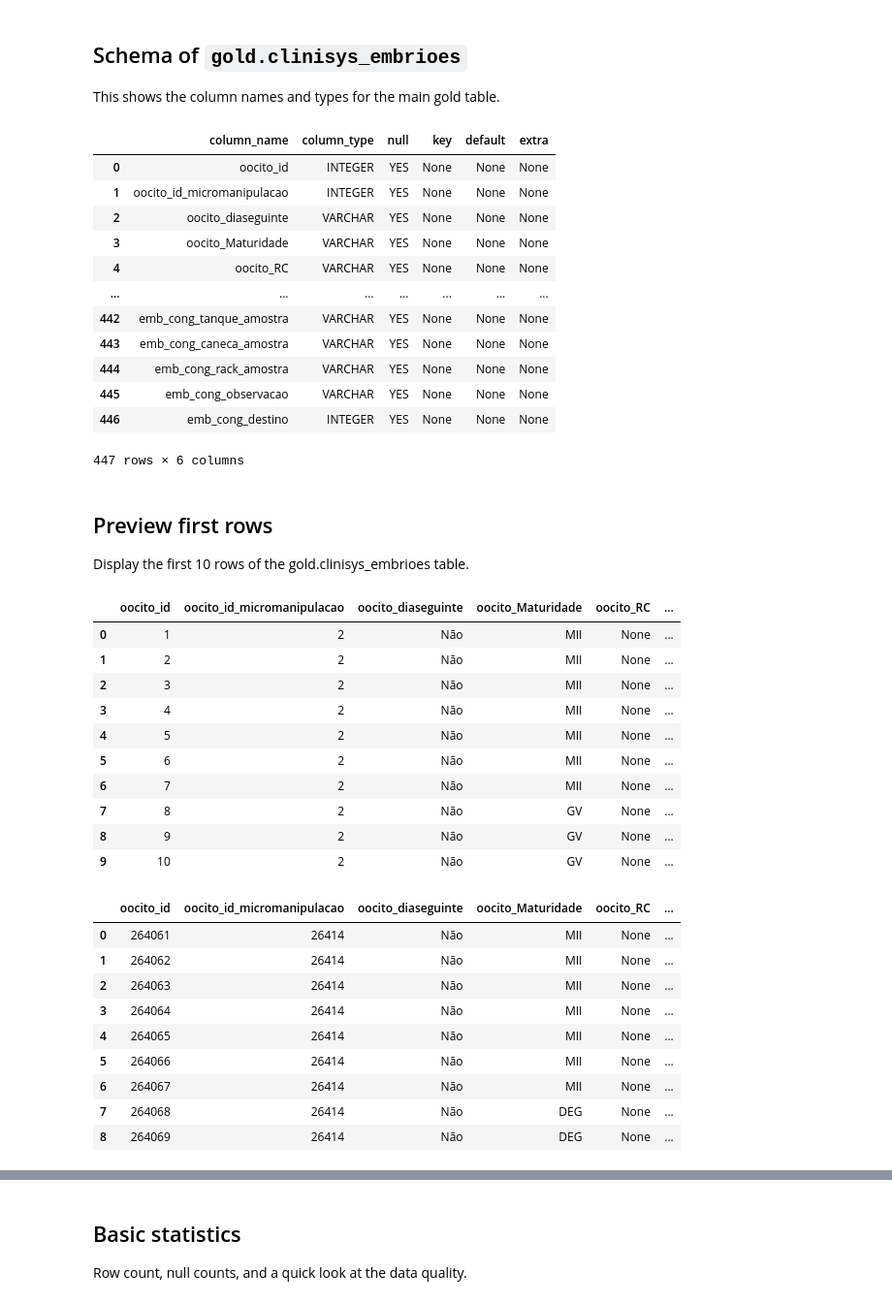
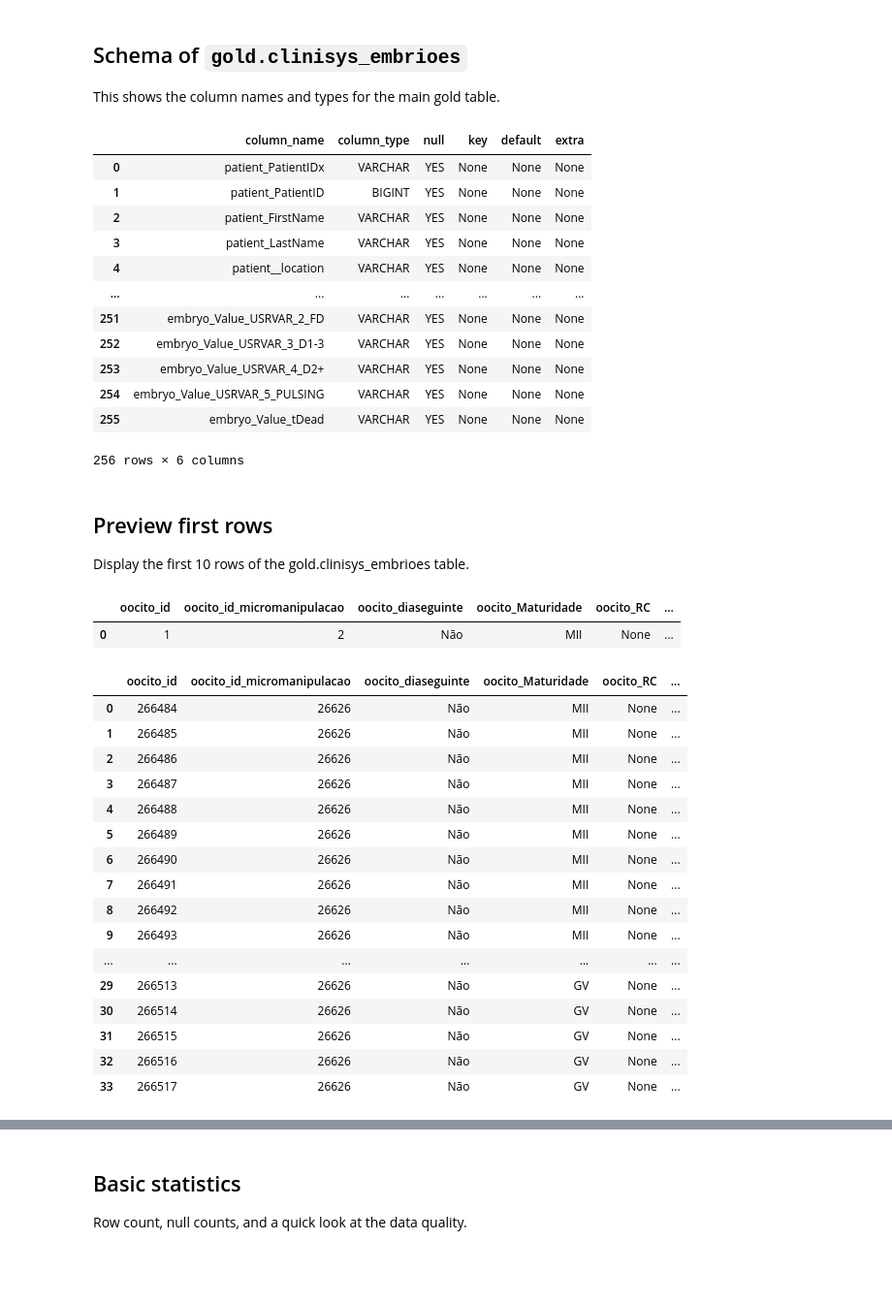
Before and after one commit to bobbypestana/embryoscope-extraction, a Jupyter notebook: clinisys/explore/explore_gold_layer.ipynb, the cells around one changed output, grey strips where cells are left out. Shown at 97% size. Cells and saved outputs as stored; diff of their text form; code cells hidden in the pictures; blank space fills up the shorter version.

```diff
--- a/clinisys/explore/explore_gold_layer.ipynb
+++ b/clinisys/explore/explore_gold_layer.ipynb
@@ -48,66 +48,72 @@ display(gold_tables)
 
 This shows the column names and types for the main gold table.
 # %%
+con = duckdb.connect(db_path)
+
 try:
-    schema = con.execute("DESCRIBE gold.clinisys_embrioes").fetchdf()
+    schema = con.execute("DESCRIBE gold.embryoscope_embrioes").fetchdf()
     display(schema)
 except Exception as e:
     print(f'Error: {e}')
+
+con.close()
 # %% [output]
 |  | column_name | column_type | null | key | default | extra |
-| 0 | oocito_id | INTEGER | YES | None | None | None |
-| 1 | oocito_id_micromanipulacao | INTEGER | YES | None | None | None |
-| 2 | oocito_diaseguinte | VARCHAR | YES | None | None | None |
-| 3 | oocito_Maturidade | VARCHAR | YES | None | None | None |
-| 4 | oocito_RC | VARCHAR | YES | None | None | None |
+| 0 | patient_PatientIDx | VARCHAR | YES | None | None | None |
+| 1 | patient_PatientID | BIGINT | YES | None | None | None |
+| 2 | patient_FirstName | VARCHAR | YES | None | None | None |
+| 3 | patient_LastName | VARCHAR | YES | None | None | None |
+| 4 | patient__location | VARCHAR | YES | None | None | None |
 | ... | ... | ... | ... | ... | ... | ... |
-| 442 | emb_cong_tanque_amostra | VARCHAR | YES | None | None | None |
-| 443 | emb_cong_caneca_amostra | VARCHAR | YES | None | None | None |
-| 444 | emb_cong_rack_amostra | VARCHAR | YES | None | None | None |
-| 445 | emb_cong_observacao | VARCHAR | YES | None | None | None |
-| 446 | emb_cong_destino | INTEGER | YES | None | None | None |
+| 251 | embryo_Value_USRVAR_2_FD | VARCHAR | YES | None | None | None |
+| 252 | embryo_Value_USRVAR_3_D1-3 | VARCHAR | YES | None | None | None |
+| 253 | embryo_Value_USRVAR_4_D2+ | VARCHAR | YES | None | None | None |
+| 254 | embryo_Value_USRVAR_5_PULSING | VARCHAR | YES | None | None | None |
+| 255 | embryo_Value_tDead | VARCHAR | YES | None | None | None |
-447 rows × 6 columns
+256 rows × 6 columns
 # %% [markdown]
 ## Preview first rows
 
 Display the first 10 rows of the gold.clinisys_embrioes table.
 # %%
 try:
-    preview = con.execute("SELECT * FROM gold.clinisys_embrioes LIMIT 10").fetchdf()
+    con = duckdb.connect(db_path)
+    preview = con.execute("SELECT * FROM gold.clinisys_embrioes LIMIT 1").fetchdf()
     display(preview)
 except Exception as e:
     print(f'Error: {e}')
+
+con.close()
 # %% [output]
 |  | oocito_id | oocito_id_micromanipulacao | oocito_diaseguinte | oocito_Maturidade | oocito_RC | ... |
 | 0 | 1 | 2 | Não | MII | None | ... |
-| 1 | 2 | 2 | Não | MII | None | ... |
-| 2 | 3 | 2 | Não | MII | None | ... |
-| 3 | 4 | 2 | Não | MII | None | ... |
-| 4 | 5 | 2 | Não | MII | None | ... |
-| 5 | 6 | 2 | Não | MII | None | ... |
-| 6 | 7 | 2 | Não | MII | None | ... |
-| 7 | 8 | 2 | Não | GV | None | ... |
-| 8 | 9 | 2 | Não | GV | None | ... |
-| 9 | 10 | 2 | Não | GV | None | ... |
 # %%
 try:
     con = duckdb.connect(db_path)
-    preview = con.execute("SELECT * FROM gold.clinisys_embrioes where micro_prontuario = '161746'").fetchdf()
+    preview = con.execute("SELECT * FROM gold.clinisys_embrioes where micro_prontuario = '876950'").fetchdf()
     con.close()
     display(preview)
 except Exception as e:
     print(f'Error: {e}')
+con.close()
 # %% [output]
 |  | oocito_id | oocito_id_micromanipulacao | oocito_diaseguinte | oocito_Maturidade | oocito_RC | ... |
-| 0 | 264061 | 26414 | Não | MII | None | ... |
-| 1 | 264062 | 26414 | Não | MII | None | ... |
-| 2 | 264063 | 26414 | Não | MII | None | ... |
-| 3 | 264064 | 26414 | Não | MII | None | ... |
-| 4 | 264065 | 26414 | Não | MII | None | ... |
-| 5 | 264066 | 26414 | Não | MII | None | ... |
-| 6 | 264067 | 26414 | Não | MII | None | ... |
-| 7 | 264068 | 26414 | Não | DEG | None | ... |
-| 8 | 264069 | 26414 | Não | DEG | None | ... |
+| 0 | 266484 | 26626 | Não | MII | None | ... |
+| 1 | 266485 | 26626 | Não | MII | None | ... |
+| 2 | 266486 | 26626 | Não | MII | None | ... |
+| 3 | 266487 | 26626 | Não | MII | None | ... |
+| 4 | 266488 | 26626 | Não | MII | None | ... |
+| 5 | 266489 | 26626 | Não | MII | None | ... |
+| 6 | 266490 | 26626 | Não | MII | None | ... |
+| 7 | 266491 | 26626 | Não | MII | None | ... |
+| 8 | 266492 | 26626 | Não | MII | None | ... |
+| 9 | 266493 | 26626 | Não | MII | None | ... |
+| ... | ... | ... | ... | ... | ... | ... |
+| 29 | 266513 | 26626 | Não | GV | None | ... |
+| 30 | 266514 | 26626 | Não | GV | None | ... |
+| 31 | 266515 | 26626 | Não | GV | None | ... |
+| 32 | 266516 | 26626 | Não | GV | None | ... |
+| 33 | 266517 | 26626 | Não | GV | None | ... |
 # %%
 # preview[ ['oocito_id', 'micromanipulacao_id', 'TCD', 'Data_DL', 'embriao', 'embryo_number']]
 preview[ ['oocito_id', 'oocito_id_micromanipulacao', 'oocito_Maturidade', 'oocito_TCD', 'micro_Data_DL', 'emb_cong_embriao', 'oocito_embryo_number']]
```
Also changed, not shown: parts of 4 cells of this notebook, 19 other files.
